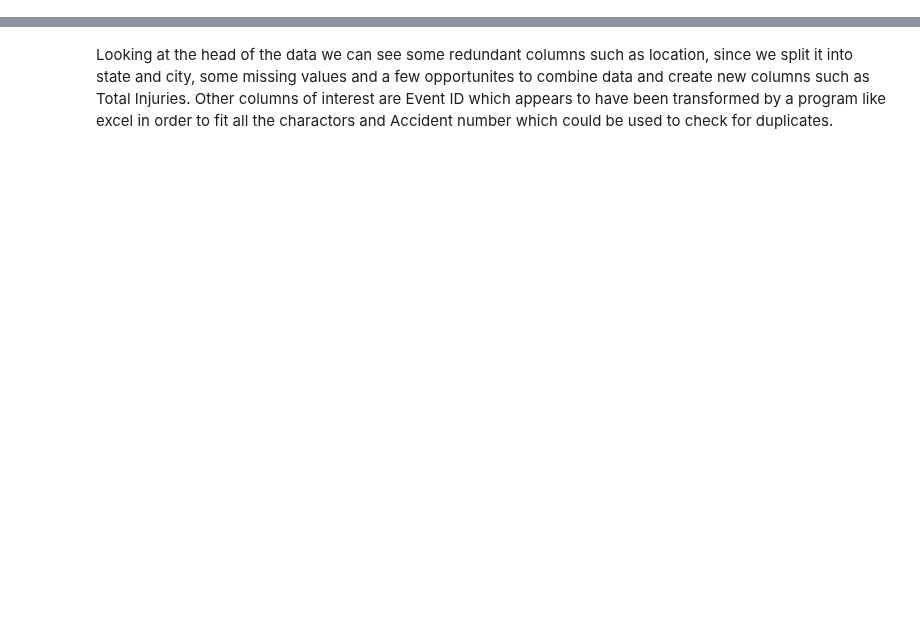
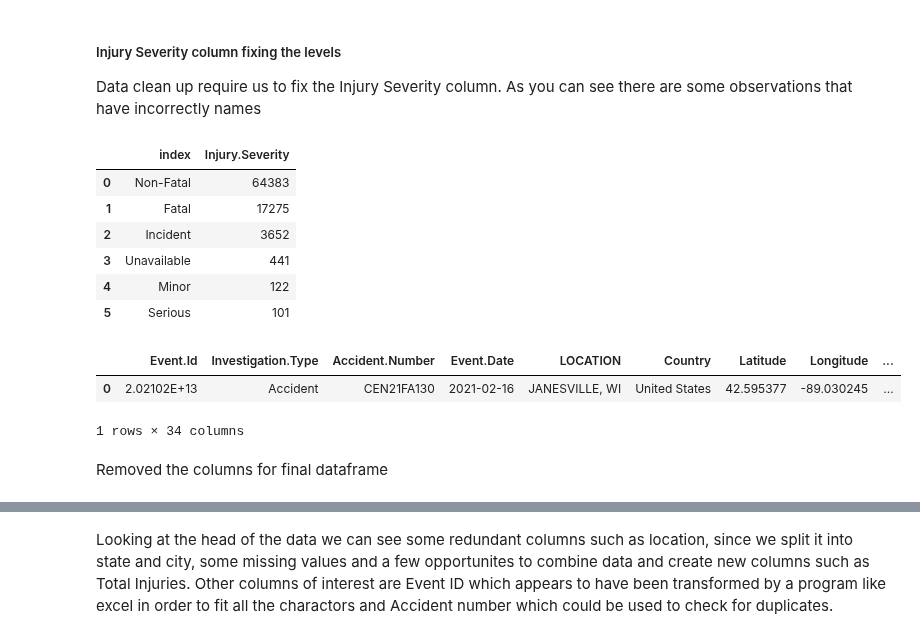
Before and after one commit to sajmera9/MachineLearning1, a Jupyter notebook: Lab 1 - Visualization and Preprocessing .ipynb, the cells around one changed output, grey strips where cells are left out. Cells and saved outputs as stored; diff of their text form; code cells hidden in the pictures; blank space fills up the shorter version.

```diff
--- a/Lab 1 - Visualization and Preprocessing .ipynb
+++ b/Lab 1 - Visualization and Preprocessing .ipynb
@@ -161,0 +273,31 @@ aviation_data['State'] = aviation_data['LOCATION'].str.split(',').str[1]
+# %% [markdown]
+##### Injury Severity column fixing the levels
+Data clean up require us to fix the Injury Severity column. As you can see there are some observations that have incorrectly names
+# %%
+aviation_data.loc[aviation_data['Injury.Severity'].str.contains('Non-Fatal', na=False), 'Injury.Severity'] = 'latafnon'
+aviation_data.loc[aviation_data['Injury.Severity'].str.contains('Fatal', na=False), 'Injury.Severity'] = 'Fatal'
+aviation_data.loc[aviation_data['Injury.Severity'].str.contains('latafnon', na=False), 'Injury.Severity'] = 'Non-Fatal'
+
+#fill in NA values with Unavailable
+aviation_data['Injury.Severity'] = aviation_data['Injury.Severity'].fillna("Unavailable")
+#fix spelling error of Siruose
+aviation_data.loc[aviation_data['Injury.Severity'].str.contains('Siruose', na=False), 'Injury.Severity'] = 'Serious'
+
+injuryseverity = aviation_data["Injury.Severity"].value_counts().reset_index()
+injuryseverity
+# %% [output]
+|  | index | Injury.Severity |
+| 0 | Non-Fatal | 64383 |
+| 1 | Fatal | 17275 |
+| 2 | Incident | 3652 |
+| 3 | Unavailable | 441 |
+| 4 | Minor | 122 |
+| 5 | Serious | 101 |
+# %%
+#Filled NaNs to Unknowns
+aviation_data.update(aviation_data.fillna("Unknown"))
+aviation_data.head(1)
+# %% [output]
+|  | Event.Id | Investigation.Type | Accident.Number | Event.Date | LOCATION | Country | Latitude | Longitude | ... |
+| 0 | 2.02102E+13 | Accident | CEN21FA130 | 2021-02-16 | JANESVILLE, WI | United States | 42.595377 | -89.030245 | ... |
+1 rows × 34 columns
@@ -161,0 +306,2 @@ aviation_data['State'] = aviation_data['LOCATION'].str.split(',').str[1]
+# %% [markdown]
+Removed the columns for final dataframe
```
Also changed, not shown: parts of 49 cells of this notebook.
